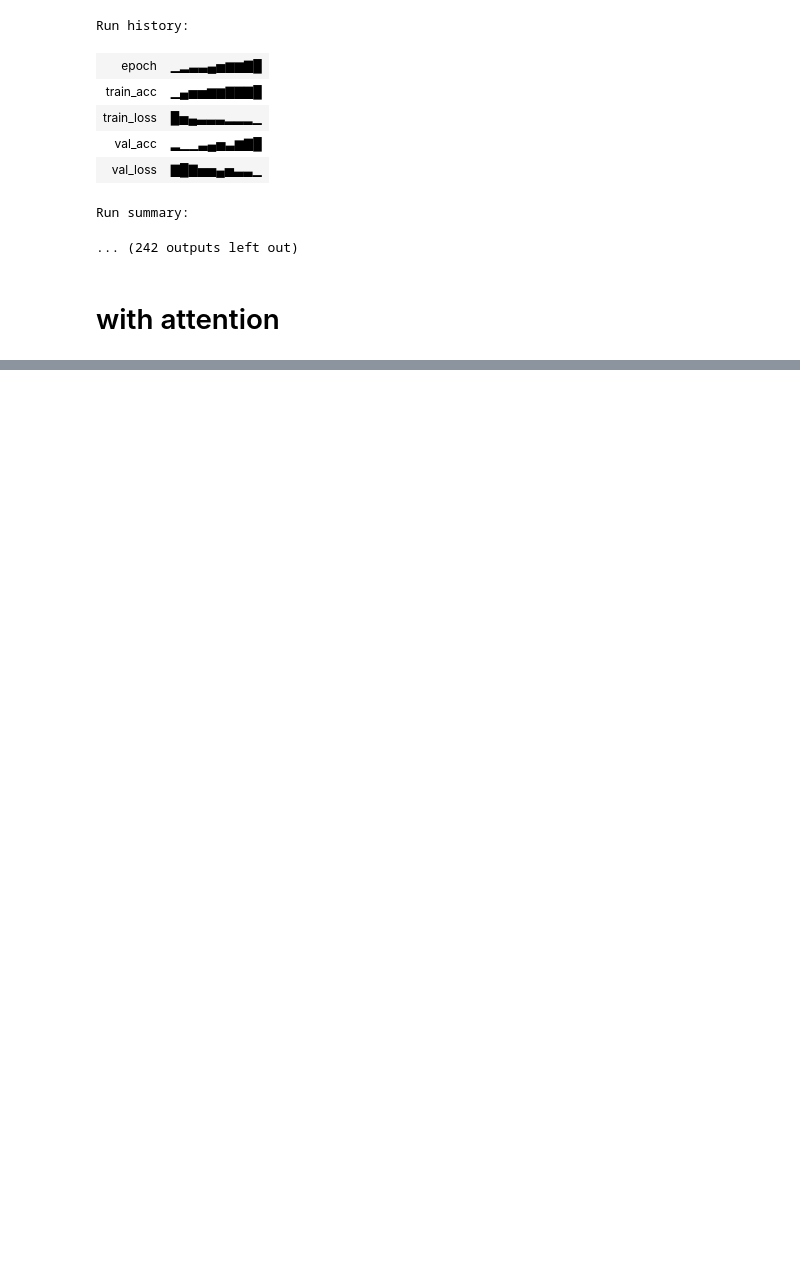
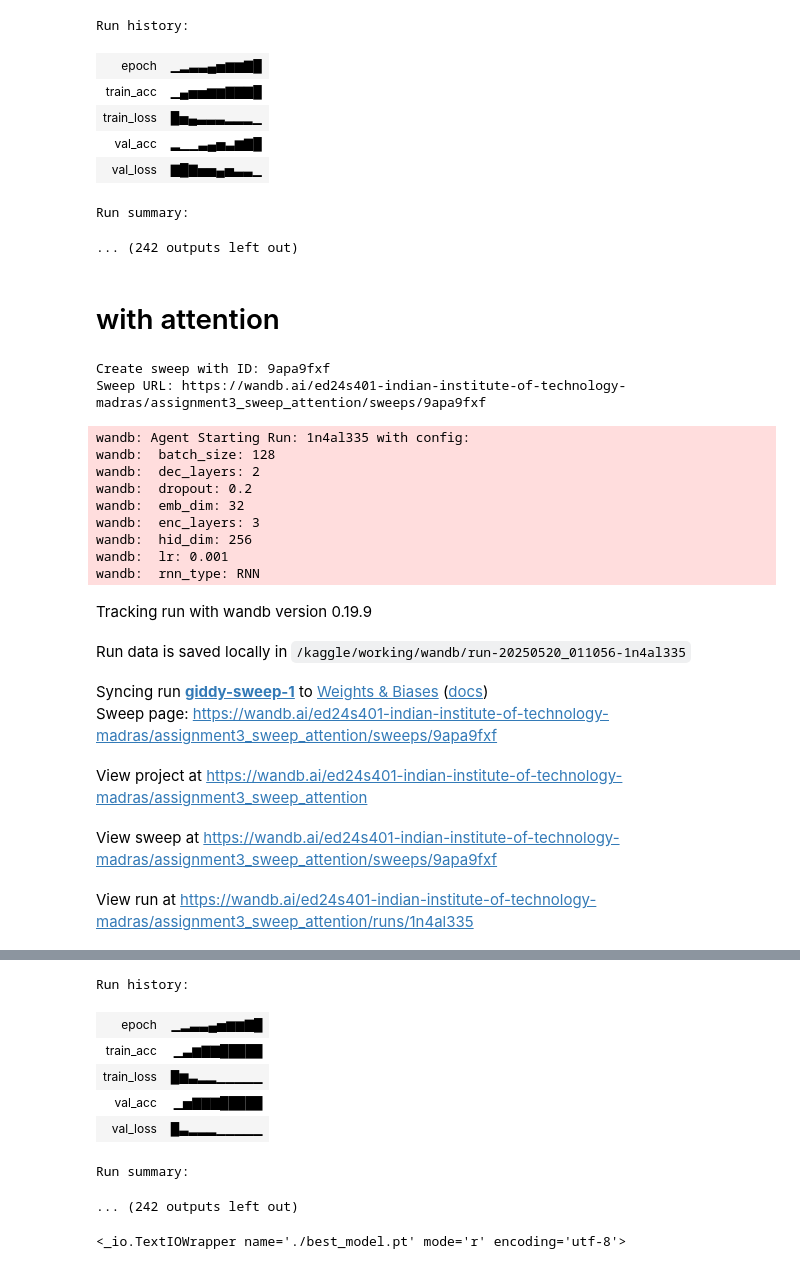
Before and after one commit to MK-Sindhu/ed24s401_dl_Assignment_3, a Jupyter notebook: Assignment3.ipynb, the cells around one changed output, grey strips where cells are left out. Cells and saved outputs as stored; diff of their text form; code cells hidden in the pictures; blank space fills up the shorter version.

Commit message:
Kaggle Notebook | Assignment3.ipynb | Version 1

```diff
--- a/Assignment3.ipynb
+++ b/Assignment3.ipynb
@@ -1041,7 +1041,7 @@ from torch.utils.data import Dataset, DataLoader
 import wandb
 
 # 1. Paths & device
-DATA_DIR   = '/mnt/data/translit'
+DATA_DIR   = '/kaggle/input/translit'
 TRAIN_FILE = os.path.join(DATA_DIR, 'hi.translit.sampled.train.tsv')
 DEV_FILE   = os.path.join(DATA_DIR, 'hi.translit.sampled.dev.tsv')
 DEVICE     = torch.device('cuda' if torch.cuda.is_available() else 'cpu')
@@ -1190,8 +1190,8 @@ sweep_config = {
     'method': 'bayes',
     'metric': {'name':'val_loss','goal':'minimize'},
     'parameters': {
-        'emb_dim':    {'values':[16,32,64,256]},
-        'hid_dim':    {'values':[16,32,64,256]},
+        'emb_dim':    {'values':[32,64,256]},
+        'hid_dim':    {'values':[64,256]},
         'enc_layers': {'values':[1,2,3]},
         'dec_layers': {'values':[1,2,3]},
         'rnn_type':   {'values':['RNN','GRU','LSTM']},
@@ -1268,5 +1268,24 @@ def sweep_worker():
     wandb.save("best_attention_model.pt")
 
 if __name__ == "__main__":
-    sweep_id = wandb.sweep(sweep_config, project='dakshina-translit-attn')
+    sweep_id = wandb.sweep(sweep_config, project='assignment3_sweep_attention')
     wandb.agent(sweep_id, function=sweep_worker)
+# %% [output]
+Create sweep with ID: 9apa9fxf
+Sweep URL: https://wandb.ai/ed24s401-indian-institute-of-technology-madras/assignment3_sweep_attention/sweeps/9apa9fxf
+wandb: Agent Starting Run: 1n4al335 with config:
+wandb:  batch_size: 128
+wandb:  dec_layers: 2
+wandb:  dropout: 0.2
+wandb:  emb_dim: 32
+wandb:  enc_layers: 3
+wandb:  hid_dim: 256
+wandb:  lr: 0.001
+wandb:  rnn_type: RNN
+Tracking run with wandb version 0.19.9
+Run data is saved locally in /kaggle/working/wandb/run-20250520_011056-1n4al335
+Syncing run giddy-sweep-1 to Weights & Biases (docs)
+Sweep page: https://wandb.ai/ed24s401-indian-institute-of-technology-madras/assignment3_sweep_attention/sweeps/9apa9fxf
+View project at https://wandb.ai/ed24s401-indian-institute-of-technology-madras/assignment3_sweep_attention
+View sweep at https://wandb.ai/ed24s401-indian-institute-of-technology-madras/assignment3_sweep_attention/sweeps/9apa9fxf
+View run at https://wandb.ai/ed24s401-indian-institute-of-technology-madras/assignment3_sweep_attention/runs/1n4al335
@@ -1272,0 +1293,22 @@ if __name__ == "__main__":
+Run history:
+| epoch | ▁▂▃▃▄▅▆▆▇█ |
+| train_acc | ▁▃▆▇▇█████ |
+| train_loss | █▆▃▂▂▁▁▁▁▁ |
+| val_acc | ▁▅▇▇▇█████ |
+| val_loss | █▃▂▂▂▁▁▁▁▁ |
+Run summary:
+... (242 outputs left out)
+# %%
+
+# 2. Use the Python API to fetch your run
+from wandb import Api
+
+api = Api()
+# replace with the exact path from your browser URL:
+#   ed24s401-indian-institute-of-technology-madras/assignment3_sweep/1sik8s0x
+run = api.run("ed24s401-indian-institute-of-technology-madras/assignment3_sweep/1sik8s0x")
+
+# 3. Download the file you saved (e.g. best_model.pt)
+run.file("best_model.pt").download(replace=True)
+# %% [output]
+<_io.TextIOWrapper name='./best_model.pt' mode='r' encoding='utf-8'>
```
Also changed, not shown: parts of 1 cell of this notebook.
